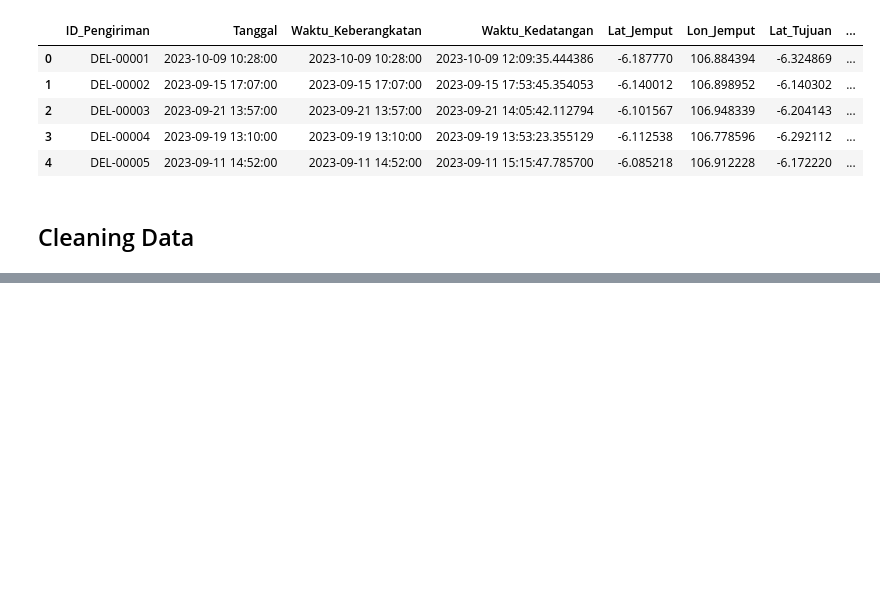
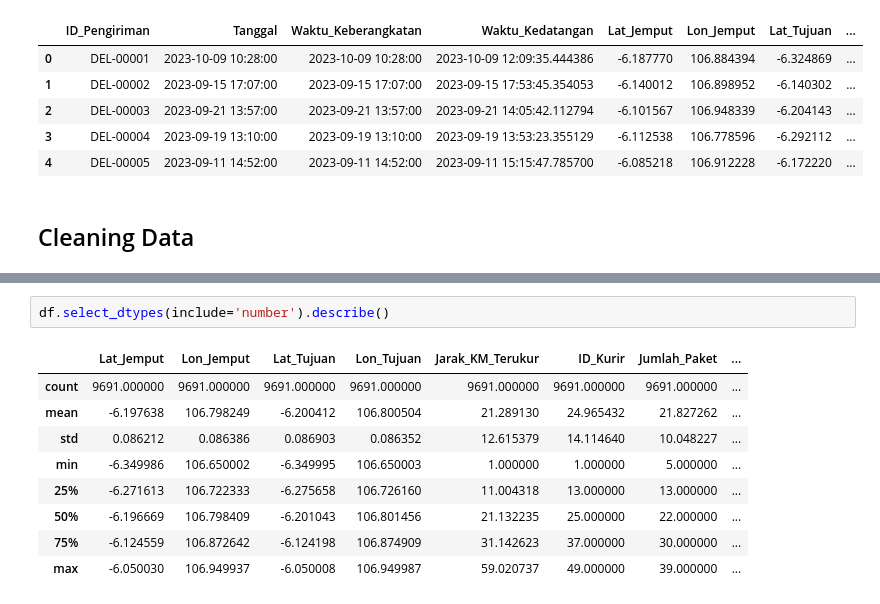
Before and after one commit to NurulAis/last-mile-delivery-optimizer, a Jupyter notebook: notebooks/EDA.ipynb, the cells around one changed output, grey strips where cells are left out. Drawn from its saved outputs; the diff is of its cells as text; blank space fills up the shorter version.

```diff
--- a/notebooks/EDA.ipynb
+++ b/notebooks/EDA.ipynb
@@ -109,0 +255,12 @@ df[df['Durasi_Pengiriman_Menit'].isna()].head()
+# %%
+df.select_dtypes(include='number').describe()
+# %% [output]
+|  | Lat_Jemput | Lon_Jemput | Lat_Tujuan | Lon_Tujuan | Jarak_KM_Terukur | ID_Kurir | Jumlah_Paket | ... |
+| count | 9691.000000 | 9691.000000 | 9691.000000 | 9691.000000 | 9691.000000 | 9691.000000 | 9691.000000 | ... |
+| mean | -6.197638 | 106.798249 | -6.200412 | 106.800504 | 21.289130 | 24.965432 | 21.827262 | ... |
+| std | 0.086212 | 0.086386 | 0.086903 | 0.086352 | 12.615379 | 14.114640 | 10.048227 | ... |
+| min | -6.349986 | 106.650002 | -6.349995 | 106.650003 | 1.000000 | 1.000000 | 5.000000 | ... |
+| 25% | -6.271613 | 106.722333 | -6.275658 | 106.726160 | 11.004318 | 13.000000 | 13.000000 | ... |
+| 50% | -6.196669 | 106.798409 | -6.201043 | 106.801456 | 21.132235 | 25.000000 | 22.000000 | ... |
+| 75% | -6.124559 | 106.872642 | -6.124198 | 106.874909 | 31.142623 | 37.000000 | 30.000000 | ... |
+| max | -6.050030 | 106.949937 | -6.050008 | 106.949987 | 59.020737 | 49.000000 | 39.000000 | ... |
```
Also changed, not shown: parts of 35 cells of this notebook.
